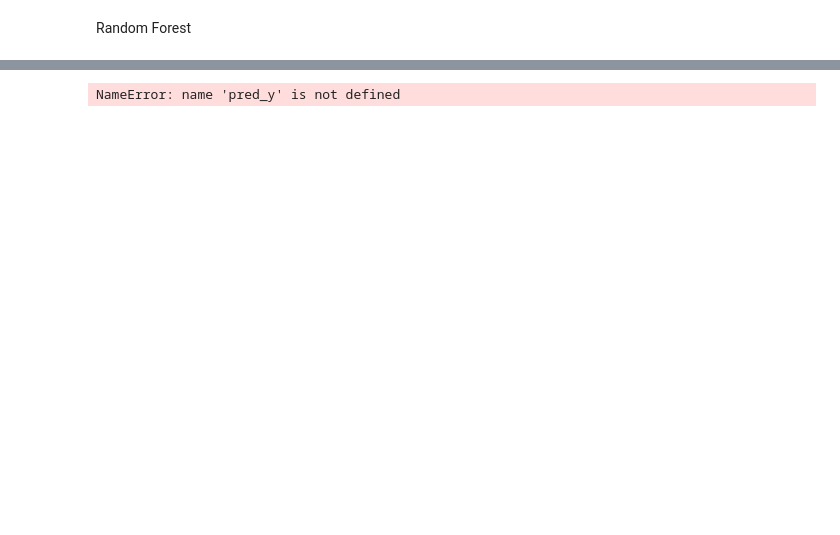
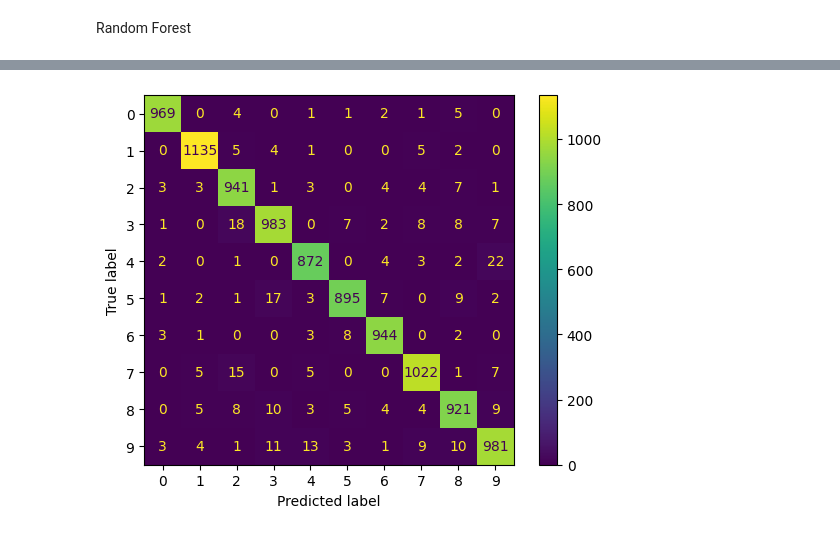
Before and after one commit to Lotto98/Discriminative-and-Generative-Classifiers, a Jupyter notebook: RF.ipynb, the cells around one changed output, grey strips where cells are left out. Saved outputs shown, nothing was run; the diff lists cells and outputs as text; code cells hidden in the pictures; blank space fills up the shorter version.

```diff
--- a/RF.ipynb
+++ b/RF.ipynb
@@ -57,4 +62,4 @@ accuracy_score(test_y,pred_y)
 # %%
-confusion_matrix(test_y,pred_y)
+plot_confusion_matrix(test_y,pred_y)
 # %% [output]
-NameError: name 'pred_y' is not defined
+[figure, added]
```
Also changed, not shown: parts of 8 cells of this notebook, 3 other files.
